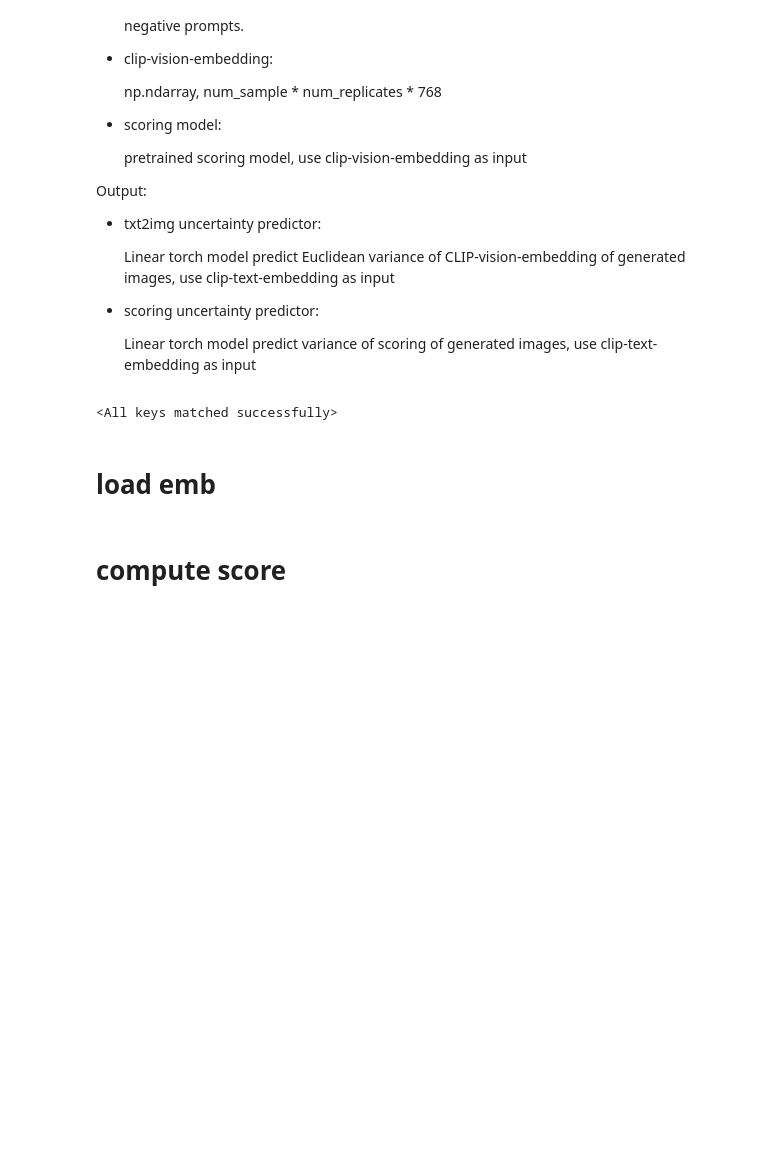
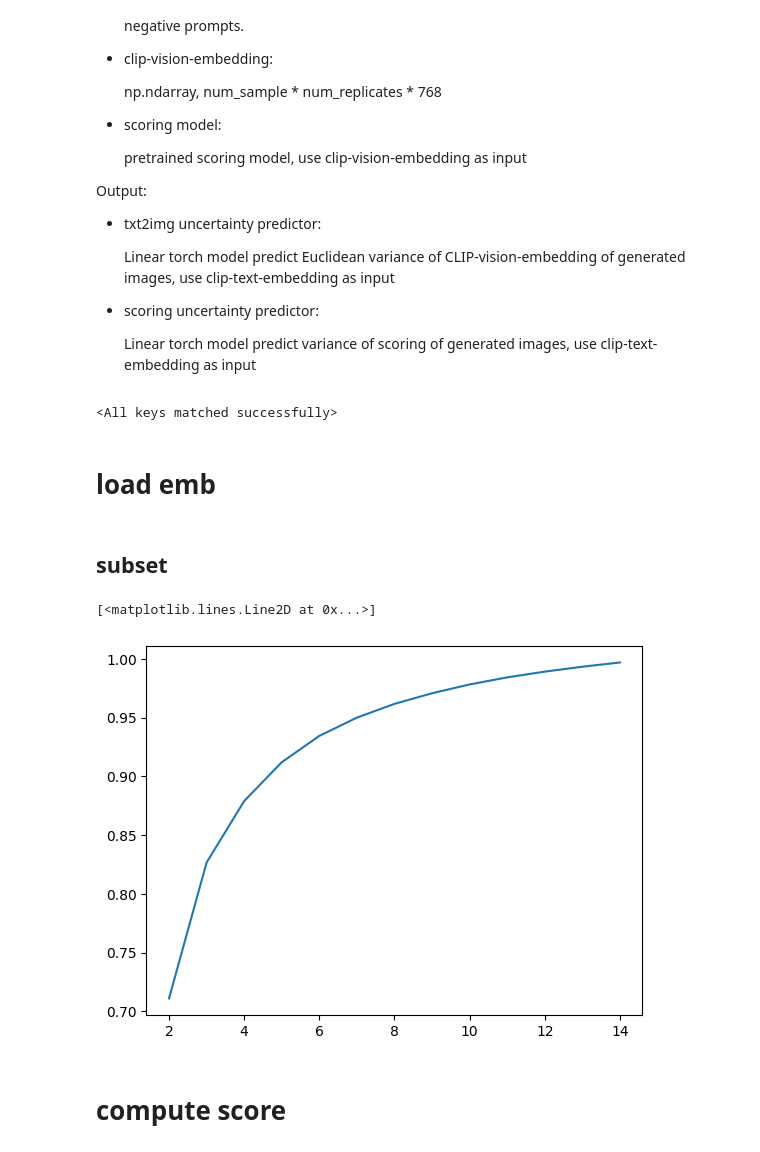
Before and after one commit to hanruijiang/txt2img, a Jupyter notebook: 027_single_multi-experiments.ipynb, the cells around one changed output. Saved outputs shown, nothing was run; the diff lists cells and outputs as text; code cells hidden in the pictures; blank space fills up the shorter version.

```diff
--- a/027_single_multi-experiments.ipynb
+++ b/027_single_multi-experiments.ipynb
@@ -109,3 +106,20 @@ var_emb = np.concatenate(var_emb_list, axis=0)
+# %% [markdown]
+## subset
+# %%
+rs = list()
+
+for n_replicates in range(2, vision_embs.shape[1]):
+
+    var_sub = vision_embs[:, :n_replicates].var(axis=-2).mean(axis=-1)
+
+    result = pearsonr(var_emb, var_sub)
+
+    rs.append(result[0])
+
+pyplot.plot(range(2, vision_embs.shape[1]), rs)
+# %% [output]
+[<matplotlib.lines.Line2D at 0x...>]
+[figure, added]
 # %% [markdown]
 # compute score
 # %%
```
Also changed, not shown: parts of 27 cells of this notebook, 5 other files.
